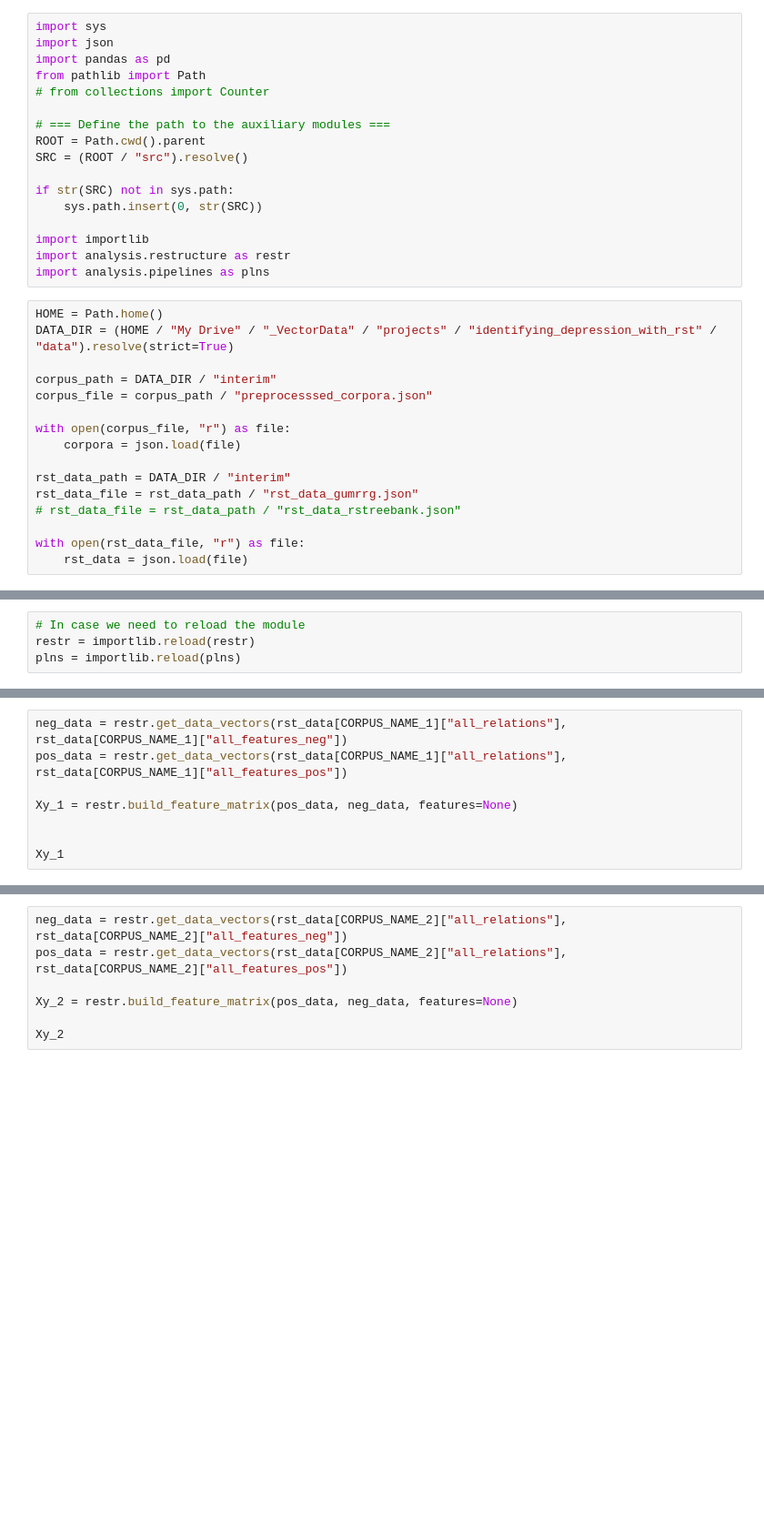
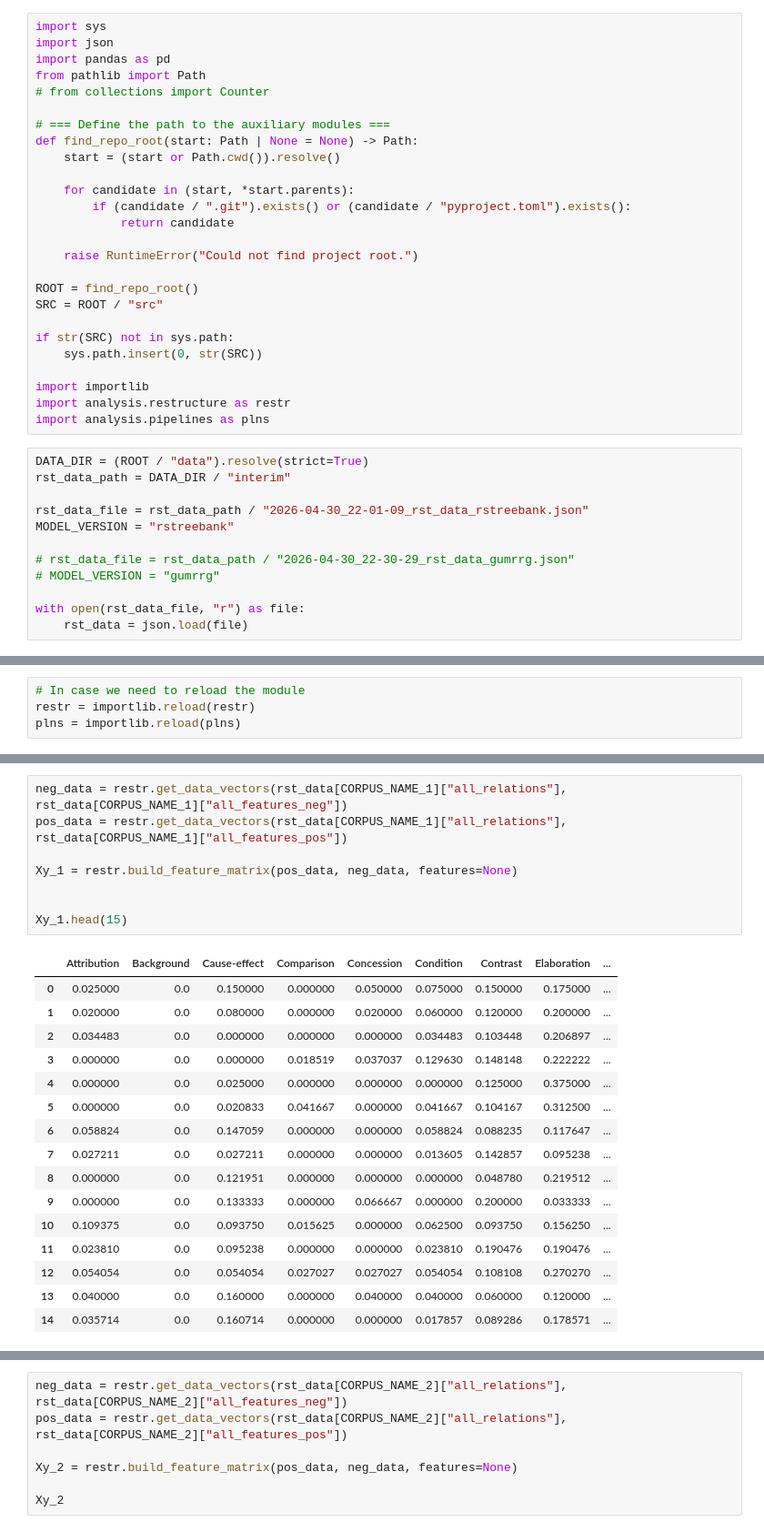
Before and after one commit to thenewvector/identifying-depression-with-rst, a Jupyter notebook: notebooks/04_ml_on_rst_features.ipynb, the cells around one changed output, grey strips where cells are left out. Shown at 91% size. Cells and saved outputs as stored; diff of their text form; blank space fills up the shorter version.

```diff
--- a/notebooks/04_ml_on_rst_features.ipynb
+++ b/notebooks/04_ml_on_rst_features.ipynb
@@ -6,8 +6,17 @@ from pathlib import Path
 # from collections import Counter
 
 # === Define the path to the auxiliary modules ===
-ROOT = Path.cwd().parent
-SRC = (ROOT / "src").resolve()
+def find_repo_root(start: Path | None = None) -> Path:
+    start = (start or Path.cwd()).resolve()
+
+    for candidate in (start, *start.parents):
+        if (candidate / ".git").exists() or (candidate / "pyproject.toml").exists():
+            return candidate
+
+    raise RuntimeError("Could not find project root.")
+
+ROOT = find_repo_root()
+SRC = ROOT / "src"
 
 if str(SRC) not in sys.path:
     sys.path.insert(0, str(SRC))
@@ -16,18 +25,14 @@ import importlib
 import analysis.restructure as restr
 import analysis.pipelines as plns
 # %%
-HOME = Path.home()
-DATA_DIR = (HOME / "My Drive" / "_VectorData" / "projects" / "identifying_depression_with_rst" / "data").resolve(strict=True)
+DATA_DIR = (ROOT / "data").resolve(strict=True)
+rst_data_path = DATA_DIR / "interim"
 
-corpus_path = DATA_DIR / "interim"
-corpus_file = corpus_path / "preprocesssed_corpora.json"
+rst_data_file = rst_data_path / "2026-04-30_22-01-09_rst_data_rstreebank.json"
+MODEL_VERSION = "rstreebank"
 
-with open(corpus_file, "r") as file:
-    corpora = json.load(file)
-
-rst_data_path = DATA_DIR / "interim"
-rst_data_file = rst_data_path / "rst_data_gumrrg.json"
-# rst_data_file = rst_data_path / "rst_data_rstreebank.json"
+# rst_data_file = rst_data_path / "2026-04-30_22-30-29_rst_data_gumrrg.json"
+# MODEL_VERSION = "gumrrg"
 
 with open(rst_data_file, "r") as file:
     rst_data = json.load(file)
@@ -78,8 +92,25 @@ plns = importlib.reload(plns)
 # %%
 neg_data = restr.get_data_vectors(rst_data[CORPUS_NAME_1]["all_relations"], rst_data[CORPUS_NAME_1]["all_features_neg"])
 pos_data = restr.get_data_vectors(rst_data[CORPUS_NAME_1]["all_relations"], rst_data[CORPUS_NAME_1]["all_features_pos"])
 
 Xy_1 = restr.build_feature_matrix(pos_data, neg_data, features=None)
 
 
-Xy_1
+Xy_1.head(15)
+# %% [output]
+|  | Attribution | Background | Cause-effect | Comparison | Concession | Condition | Contrast | Elaboration | ... |
+| 0 | 0.025000 | 0.0 | 0.150000 | 0.000000 | 0.050000 | 0.075000 | 0.150000 | 0.175000 | ... |
+| 1 | 0.020000 | 0.0 | 0.080000 | 0.000000 | 0.020000 | 0.060000 | 0.120000 | 0.200000 | ... |
+| 2 | 0.034483 | 0.0 | 0.000000 | 0.000000 | 0.000000 | 0.034483 | 0.103448 | 0.206897 | ... |
+| 3 | 0.000000 | 0.0 | 0.000000 | 0.018519 | 0.037037 | 0.129630 | 0.148148 | 0.222222 | ... |
+| 4 | 0.000000 | 0.0 | 0.025000 | 0.000000 | 0.000000 | 0.000000 | 0.125000 | 0.375000 | ... |
+| 5 | 0.000000 | 0.0 | 0.020833 | 0.041667 | 0.000000 | 0.041667 | 0.104167 | 0.312500 | ... |
+| 6 | 0.058824 | 0.0 | 0.147059 | 0.000000 | 0.000000 | 0.058824 | 0.088235 | 0.117647 | ... |
+| 7 | 0.027211 | 0.0 | 0.027211 | 0.000000 | 0.000000 | 0.013605 | 0.142857 | 0.095238 | ... |
+| 8 | 0.000000 | 0.0 | 0.121951 | 0.000000 | 0.000000 | 0.000000 | 0.048780 | 0.219512 | ... |
+| 9 | 0.000000 | 0.0 | 0.133333 | 0.000000 | 0.066667 | 0.000000 | 0.200000 | 0.033333 | ... |
+| 10 | 0.109375 | 0.0 | 0.093750 | 0.015625 | 0.000000 | 0.062500 | 0.093750 | 0.156250 | ... |
+| 11 | 0.023810 | 0.0 | 0.095238 | 0.000000 | 0.000000 | 0.023810 | 0.190476 | 0.190476 | ... |
+| 12 | 0.054054 | 0.0 | 0.054054 | 0.027027 | 0.027027 | 0.054054 | 0.108108 | 0.270270 | ... |
+| 13 | 0.040000 | 0.0 | 0.160000 | 0.000000 | 0.040000 | 0.040000 | 0.060000 | 0.120000 | ... |
+| 14 | 0.035714 | 0.0 | 0.160714 | 0.000000 | 0.000000 | 0.017857 | 0.089286 | 0.178571 | ... |
```
Also changed, not shown: parts of 17 cells of this notebook, 1 other file.
